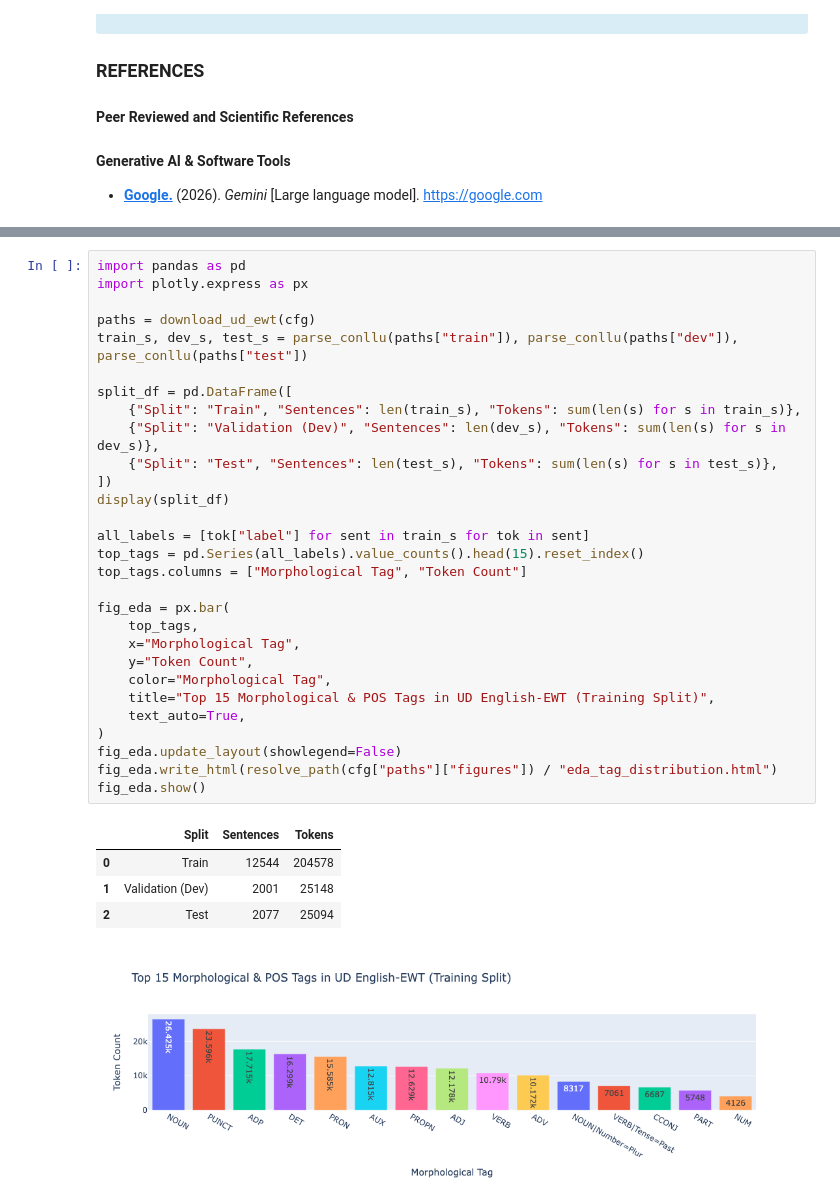
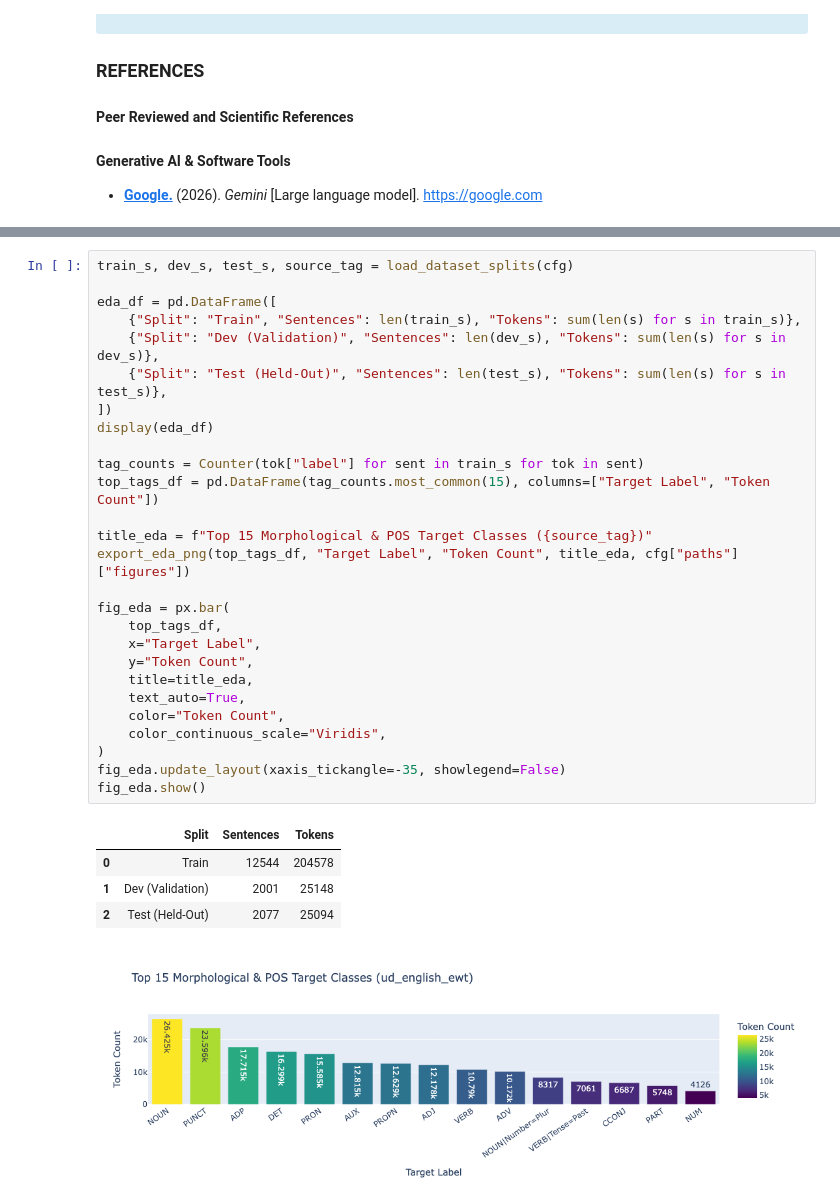
Before and after one commit to Ethereal-Mining-Company/conlang-translator, a Jupyter notebook: main.ipynb, the cells around one changed output, grey strips where cells are left out. Saved outputs shown, nothing was run; the diff lists cells and outputs as text.

```diff
--- a/main.ipynb
+++ b/main.ipynb
@@ -79,35 +45,33 @@ Models: ['bilstm_crf', 'random_forest'] | Languages: ['english', 'aelorian']
 # %%
-import pandas as pd
-import plotly.express as px
+train_s, dev_s, test_s, source_tag = load_dataset_splits(cfg)
 
-paths = download_ud_ewt(cfg)
-train_s, dev_s, test_s = parse_conllu(paths["train"]), parse_conllu(paths["dev"]), parse_conllu(paths["test"])
+eda_df = pd.DataFrame([
+    {"Split": "Train", "Sentences": len(train_s), "Tokens": sum(len(s) for s in train_s)},
+    {"Split": "Dev (Validation)", "Sentences": len(dev_s), "Tokens": sum(len(s) for s in dev_s)},
+    {"Split": "Test (Held-Out)", "Sentences": len(test_s), "Tokens": sum(len(s) for s in test_s)},
+])
+display(eda_df)
 
-split_df = pd.DataFrame([
-    {"Split": "Train", "Sentences": len(train_s), "Tokens": sum(len(s) for s in train_s)},
-    {"Split": "Validation (Dev)", "Sentences": len(dev_s), "Tokens": sum(len(s) for s in dev_s)},
-    {"Split": "Test", "Sentences": len(test_s), "Tokens": sum(len(s) for s in test_s)},
-])
-display(split_df)
+tag_counts = Counter(tok["label"] for sent in train_s for tok in sent)
+top_tags_df = pd.DataFrame(tag_counts.most_common(15), columns=["Target Label", "Token Count"])
 
-all_labels = [tok["label"] for sent in train_s for tok in sent]
-top_tags = pd.Series(all_labels).value_counts().head(15).reset_index()
-top_tags.columns = ["Morphological Tag", "Token Count"]
+title_eda = f"Top 15 Morphological & POS Target Classes ({source_tag})"
+export_eda_png(top_tags_df, "Target Label", "Token Count", title_eda, cfg["paths"]["figures"])
 
 fig_eda = px.bar(
-    top_tags,
-    x="Morphological Tag",
+    top_tags_df,
+    x="Target Label",
     y="Token Count",
-    color="Morphological Tag",
-    title="Top 15 Morphological & POS Tags in UD English-EWT (Training Split)",
+    title=title_eda,
     text_auto=True,
+    color="Token Count",
+    color_continuous_scale="Viridis",
 )
-fig_eda.update_layout(showlegend=False)
-fig_eda.write_html(resolve_path(cfg["paths"]["figures"]) / "eda_tag_distribution.html")
+fig_eda.update_layout(xaxis_tickangle=-35, showlegend=False)
 fig_eda.show()
 # %% [output]
 |  | Split | Sentences | Tokens |
 | 0 | Train | 12544 | 204578 |
-| 1 | Validation (Dev) | 2001 | 25148 |
-| 2 | Test | 2077 | 25094 |
+| 1 | Dev (Validation) | 2001 | 25148 |
+| 2 | Test (Held-Out) | 2077 | 25094 |
-[figure, old version]
+[figure, new version]
```
Also changed, not shown: parts of 8 cells of this notebook, 27 other files.
